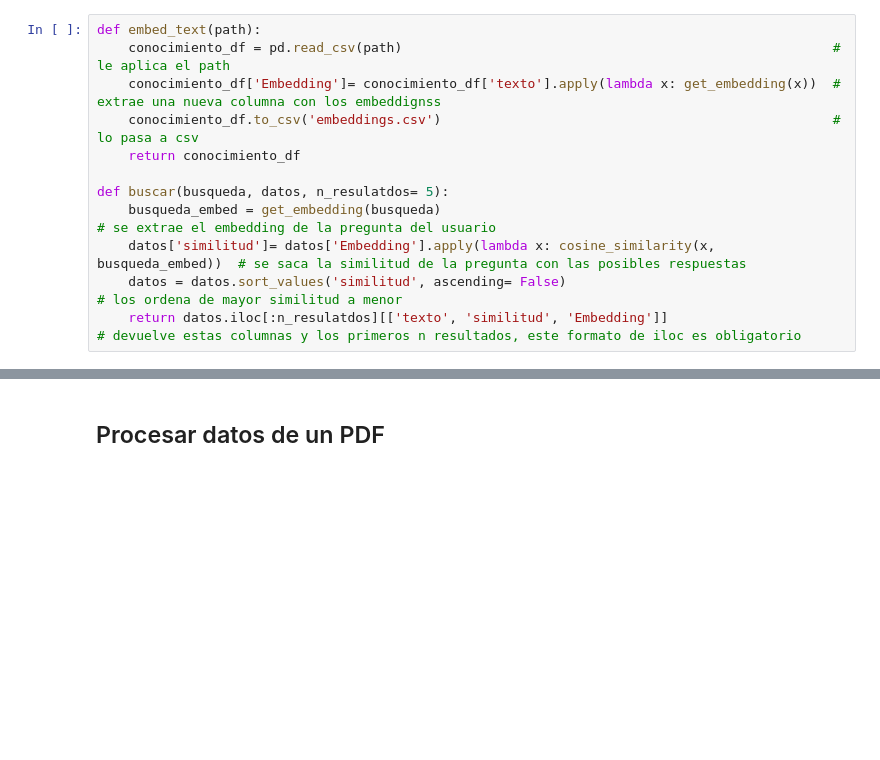
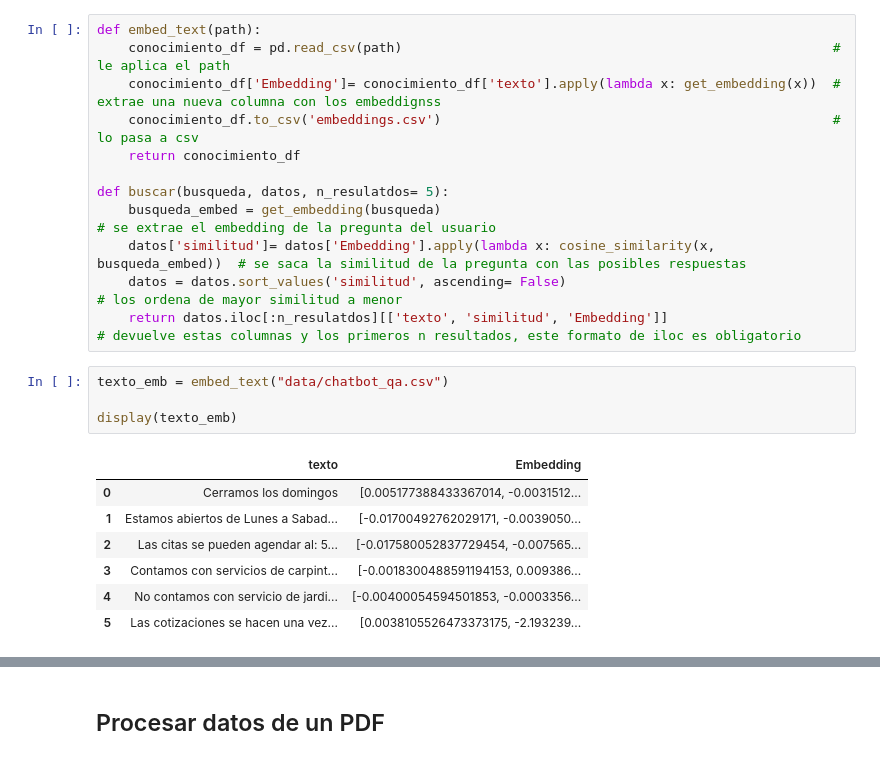
Before and after one commit to EHMikel/python_tools_and_code_templs, a Jupyter notebook: openai_API/embeddings.ipynb, the cells around one changed output, grey strips where cells are left out. Saved outputs shown, nothing was run; the diff lists cells and outputs as text; blank space fills up the shorter version.

```diff
--- a/openai_API/embeddings.ipynb
+++ b/openai_API/embeddings.ipynb
@@ -111,4 +143,16 @@ def buscar(busqueda, datos, n_resulatdos= 5):
     datos['similitud']= datos['Embedding'].apply(lambda x: cosine_similarity(x, busqueda_embed))  # se saca la similitud de la pregunta con las posibles respuestas
     datos = datos.sort_values('similitud', ascending= False)                                      # los ordena de mayor similitud a menor
     return datos.iloc[:n_resulatdos][['texto', 'similitud', 'Embedding']]                         # devuelve estas columnas y los primeros n resultados, este formato de iloc es obligatorio
+# %%
+texto_emb = embed_text("data/chatbot_qa.csv")
+
+display(texto_emb)
+# %% [output]
+|  | texto | Embedding |
+| 0 | Cerramos los domingos | [0.005177388433367014, -0.0031512... |
+| 1 | Estamos abiertos de Lunes a Sabad... | [-0.01700492762029171, -0.0039050... |
+| 2 | Las citas se pueden agendar al: 5... | [-0.017580052837729454, -0.007565... |
+| 3 | Contamos con servicios de carpint... | [-0.0018300488591194153, 0.009386... |
+| 4 | No contamos con servicio de jardi... | [-0.00400054594501853, -0.0003356... |
+| 5 | Las cotizaciones se hacen una vez... | [0.0038105526473373175, -2.193239... |
 # %%
```
Also changed, not shown: parts of 7 cells of this notebook, 11 other files.
